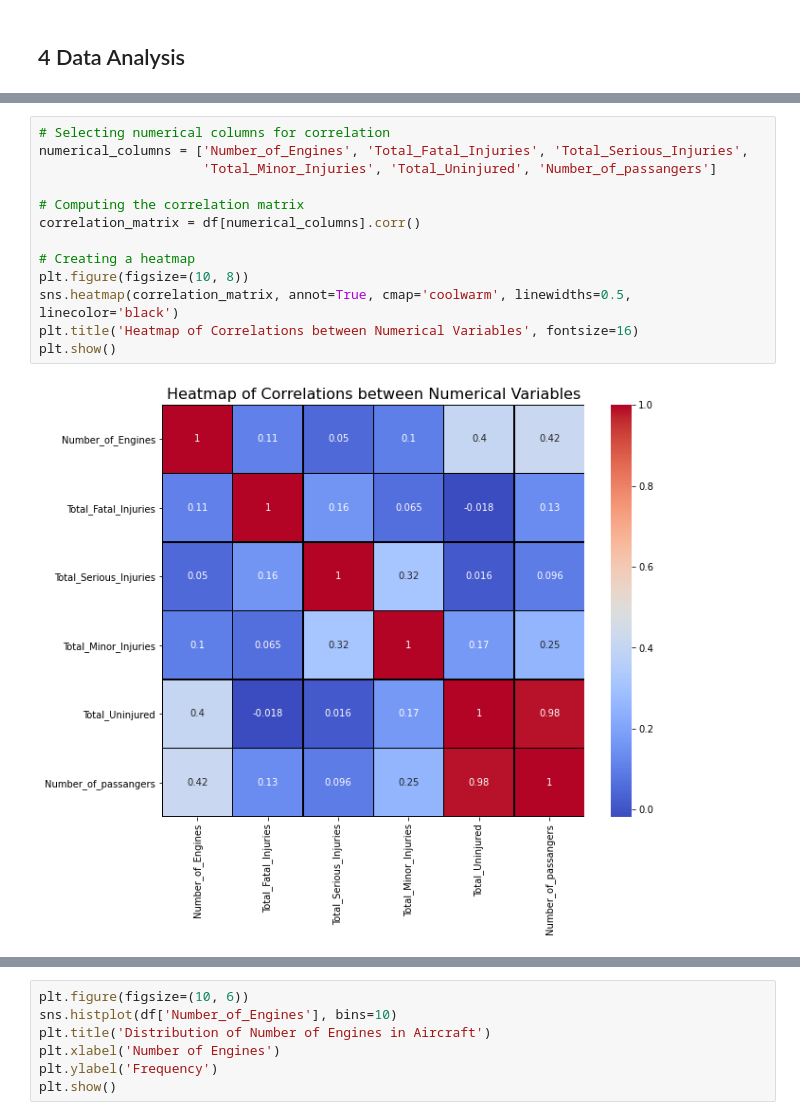
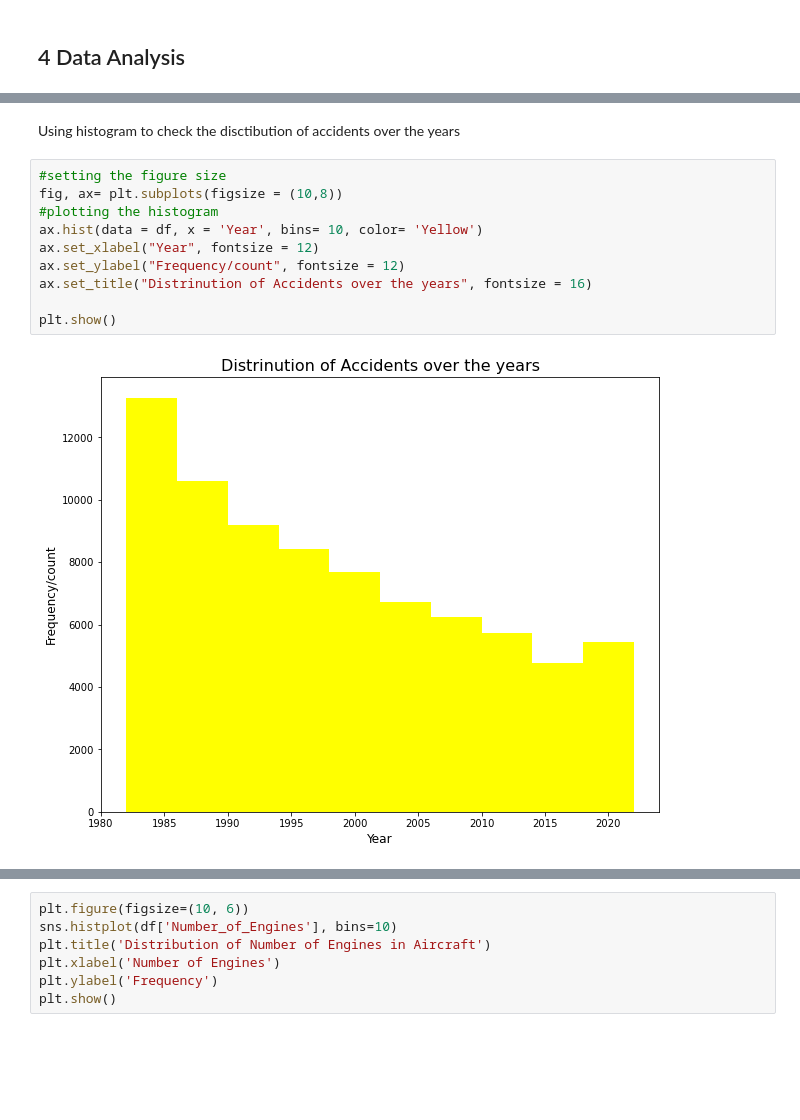
Before and after one commit to OchiengGideon/dsc-phase-1-project-v3, a Jupyter notebook: student.ipynb, the cells around one changed output, grey strips where cells are left out. Saved outputs shown, nothing was run; the diff lists cells and outputs as text; blank space fills up the shorter version.

```diff
--- a/student.ipynb
+++ b/student.ipynb
@@ -877,18 +871,17 @@ df.describe()
 | 50% | 1.000000 | 0.000000 | 0.000000 | 0.000000 | 1.000000 | ... |
 | 75% | 1.000000 | 0.000000 | 0.000000 | 0.000000 | 2.000000 | ... |
 | max | 8.000000 | 270.000000 | 81.000000 | 125.000000 | 699.000000 | ... |
-# %%
-# Selecting numerical columns for correlation
-numerical_columns = ['Number_of_Engines', 'Total_Fatal_Injuries', 'Total_Serious_Injuries',
-                     'Total_Minor_Injuries', 'Total_Uninjured', 'Number_of_passangers']
-
-# Computing the correlation matrix
-correlation_matrix = df[numerical_columns].corr()
-
-# Creating a heatmap
-plt.figure(figsize=(10, 8))
-sns.heatmap(correlation_matrix, annot=True, cmap='coolwarm', linewidths=0.5, linecolor='black')
-plt.title('Heatmap of Correlations between Numerical Variables', fontsize=16)
-plt.show()
-# %% [output]
-[figure, removed]
+# %% [markdown]
+Using histogram to check the disctibution of accidents over the years
+# %%
+#setting the figure size
+fig, ax= plt.subplots(figsize = (10,8))
+#plotting the histogram
+ax.hist(data = df, x = 'Year', bins= 10, color= 'Yellow')
+ax.set_xlabel("Year", fontsize = 12)
+ax.set_ylabel("Frequency/count", fontsize = 12)
+ax.set_title("Distrinution of Accidents over the years", fontsize = 16)
+
+plt.show()
+# %% [output]
+[figure, added]
```
Also changed, not shown: parts of 37 cells of this notebook, 2 other files.
